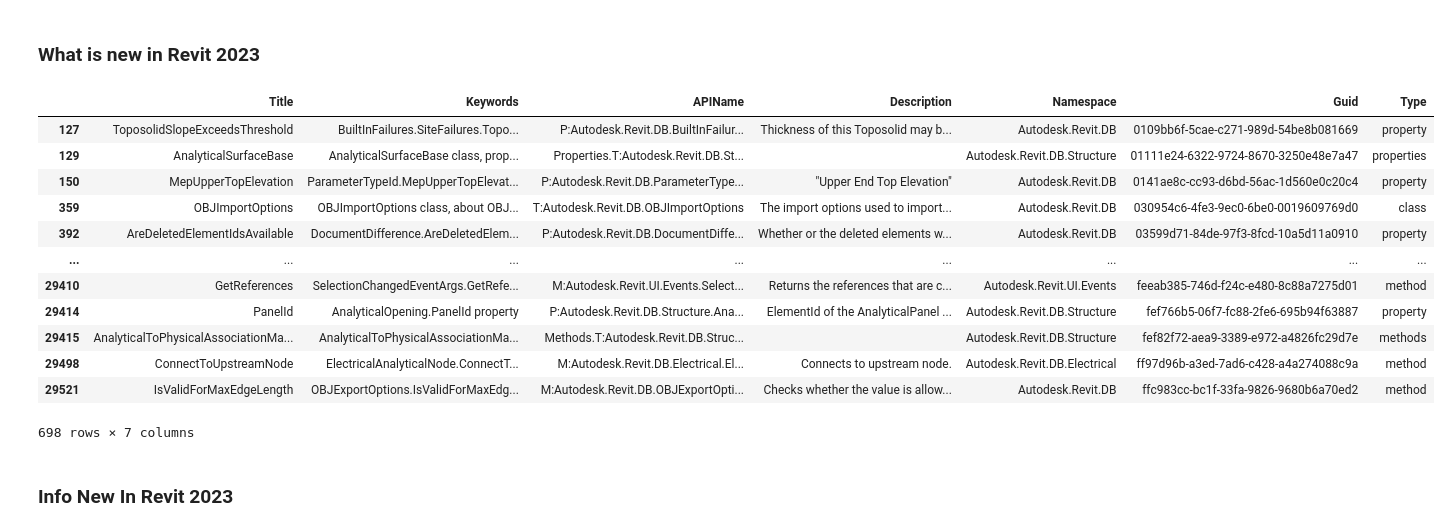
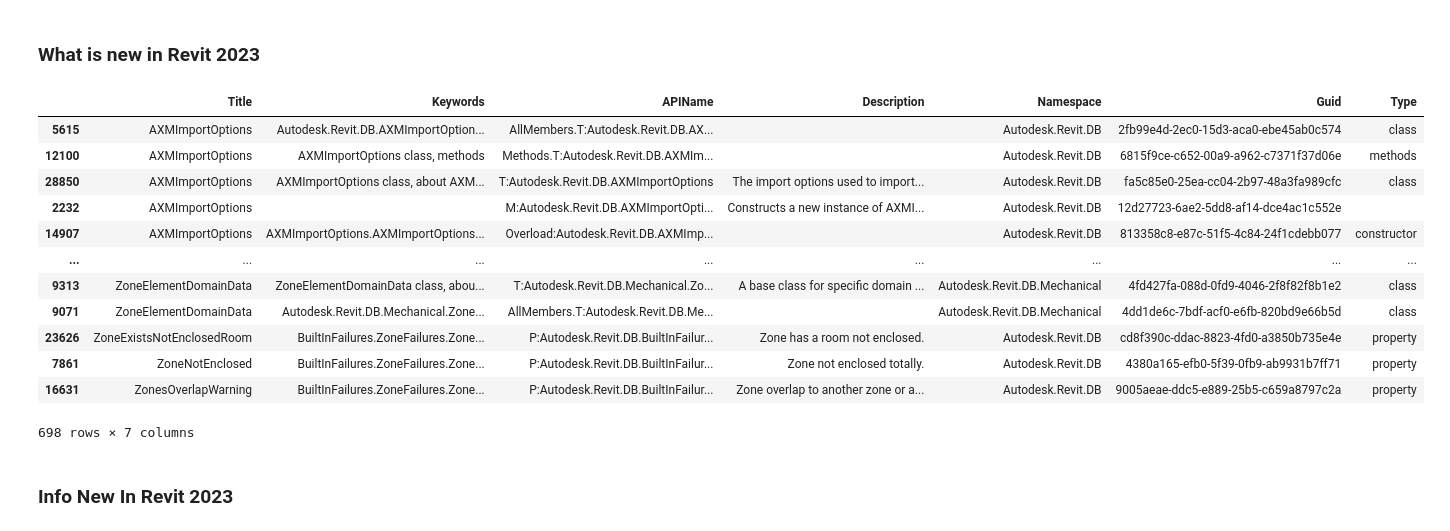
Before and after one commit to chuongmep/RevitAPIDocGen, a Jupyter notebook: JsonRevitAPI.ipynb, the cells around one changed output. Saved outputs shown, nothing was run; the diff lists cells and outputs as text; code cells hidden in the pictures.

Commit message:
update sort

```diff
--- a/JsonRevitAPI.ipynb
+++ b/JsonRevitAPI.ipynb
@@ -203,20 +203,21 @@ sr2023 = df2023["Type"].value_counts()
 # %%
 merged = df2023.merge(df2022, on=["APIName"])
 result = df2023[~df2023.APIName.isin(merged.APIName)]
+result = result.sort_values(by='Title', ascending=True)
 result
 # %% [output]
 |  | Title | Keywords | APIName | Description | Namespace | Guid | Type |
-| 127 | ToposolidSlopeExceedsThreshold | BuiltInFailures.SiteFailures.Topo... | P:Autodesk.Revit.DB.BuiltInFailur... | Thickness of this Toposolid may b... | Autodesk.Revit.DB | 0109bb6f-5cae-c271-989d-54be8b081669 | property |
-| 129 | AnalyticalSurfaceBase | AnalyticalSurfaceBase class, prop... | Properties.T:Autodesk.Revit.DB.St... |  | Autodesk.Revit.DB.Structure | 01111e24-6322-9724-8670-3250e48e7a47 | properties |
-| 150 | MepUpperTopElevation | ParameterTypeId.MepUpperTopElevat... | P:Autodesk.Revit.DB.ParameterType... | "Upper End Top Elevation" | Autodesk.Revit.DB | 0141ae8c-cc93-d6bd-56ac-1d560e0c20c4 | property |
-| 359 | OBJImportOptions | OBJImportOptions class, about OBJ... | T:Autodesk.Revit.DB.OBJImportOptions | The import options used to import... | Autodesk.Revit.DB | 030954c6-4fe3-9ec0-6be0-0019609769d0 | class |
-| 392 | AreDeletedElementIdsAvailable | DocumentDifference.AreDeletedElem... | P:Autodesk.Revit.DB.DocumentDiffe... | Whether or the deleted elements w... | Autodesk.Revit.DB | 03599d71-84de-97f3-8fcd-10a5d11a0910 | property |
+| 5615 | AXMImportOptions | Autodesk.Revit.DB.AXMImportOption... | AllMembers.T:Autodesk.Revit.DB.AX... |  | Autodesk.Revit.DB | 2fb99e4d-2ec0-15d3-aca0-ebe45ab0c574 | class |
+| 12100 | AXMImportOptions | AXMImportOptions class, methods | Methods.T:Autodesk.Revit.DB.AXMIm... |  | Autodesk.Revit.DB | 6815f9ce-c652-00a9-a962-c7371f37d06e | methods |
+| 28850 | AXMImportOptions | AXMImportOptions class, about AXM... | T:Autodesk.Revit.DB.AXMImportOptions | The import options used to import... | Autodesk.Revit.DB | fa5c85e0-25ea-cc04-2b97-48a3fa989cfc | class |
+| 2232 | AXMImportOptions |  | M:Autodesk.Revit.DB.AXMImportOpti... | Constructs a new instance of AXMI... | Autodesk.Revit.DB | 12d27723-6ae2-5dd8-af14-dce4ac1c552e |  |
+| 14907 | AXMImportOptions | AXMImportOptions.AXMImportOptions... | Overload:Autodesk.Revit.DB.AXMImp... |  | Autodesk.Revit.DB | 813358c8-e87c-51f5-4c84-24f1cdebb077 | constructor |
 | ... | ... | ... | ... | ... | ... | ... | ... |
-| 29410 | GetReferences | SelectionChangedEventArgs.GetRefe... | M:Autodesk.Revit.UI.Events.Select... | Returns the references that are c... | Autodesk.Revit.UI.Events | feeab385-746d-f24c-e480-8c88a7275d01 | method |
-| 29414 | PanelId | AnalyticalOpening.PanelId property | P:Autodesk.Revit.DB.Structure.Ana... | ElementId of the AnalyticalPanel ... | Autodesk.Revit.DB.Structure | fef766b5-06f7-fc88-2fe6-695b94f63887 | property |
-| 29415 | AnalyticalToPhysicalAssociationMa... | AnalyticalToPhysicalAssociationMa... | Methods.T:Autodesk.Revit.DB.Struc... |  | Autodesk.Revit.DB.Structure | fef82f72-aea9-3389-e972-a4826fc29d7e | methods |
-| 29498 | ConnectToUpstreamNode | ElectricalAnalyticalNode.ConnectT... | M:Autodesk.Revit.DB.Electrical.El... | Connects to upstream node. | Autodesk.Revit.DB.Electrical | ff97d96b-a3ed-7ad6-c428-a4a274088c9a | method |
-| 29521 | IsValidForMaxEdgeLength | OBJExportOptions.IsValidForMaxEdg... | M:Autodesk.Revit.DB.OBJExportOpti... | Checks whether the value is allow... | Autodesk.Revit.DB | ffc983cc-bc1f-33fa-9826-9680b6a70ed2 | method |
+| 9313 | ZoneElementDomainData | ZoneElementDomainData class, abou... | T:Autodesk.Revit.DB.Mechanical.Zo... | A base class for specific domain ... | Autodesk.Revit.DB.Mechanical | 4fd427fa-088d-0fd9-4046-2f8f82f8b1e2 | class |
+| 9071 | ZoneElementDomainData | Autodesk.Revit.DB.Mechanical.Zone... | AllMembers.T:Autodesk.Revit.DB.Me... |  | Autodesk.Revit.DB.Mechanical | 4dd1de6c-7bdf-acf0-e6fb-820bd9e66b5d | class |
+| 23626 | ZoneExistsNotEnclosedRoom | BuiltInFailures.ZoneFailures.Zone... | P:Autodesk.Revit.DB.BuiltInFailur... | Zone has a room not enclosed. | Autodesk.Revit.DB | cd8f390c-ddac-8823-4fd0-a3850b735e4e | property |
+| 7861 | ZoneNotEnclosed | BuiltInFailures.ZoneFailures.Zone... | P:Autodesk.Revit.DB.BuiltInFailur... | Zone not enclosed totally. | Autodesk.Revit.DB | 4380a165-efb0-5f39-0fb9-ab9931b7ff71 | property |
+| 16631 | ZonesOverlapWarning | BuiltInFailures.ZoneFailures.Zone... | P:Autodesk.Revit.DB.BuiltInFailur... | Zone overlap to another zone or a... | Autodesk.Revit.DB | 9005aeae-ddc5-e889-25b5-c659a8797c2a | property |
 698 rows × 7 columns
 # %% [markdown]
 ### Info New In Revit 2023
```
Also changed, not shown: 1 other file.
